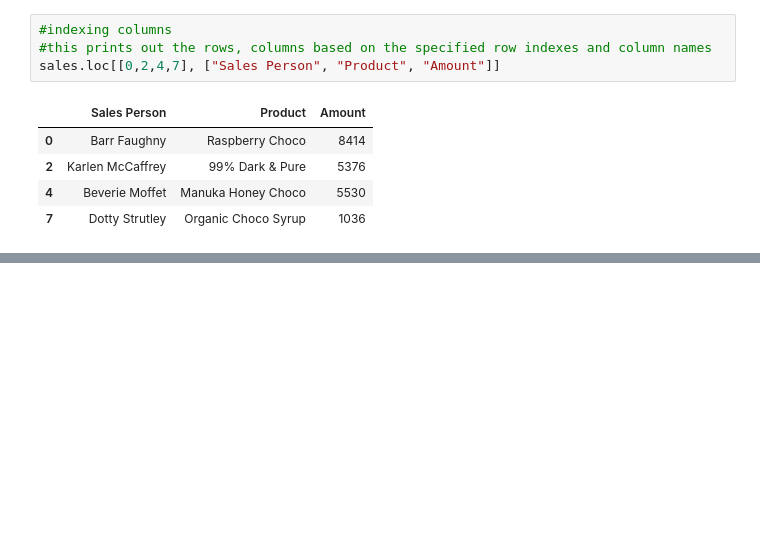
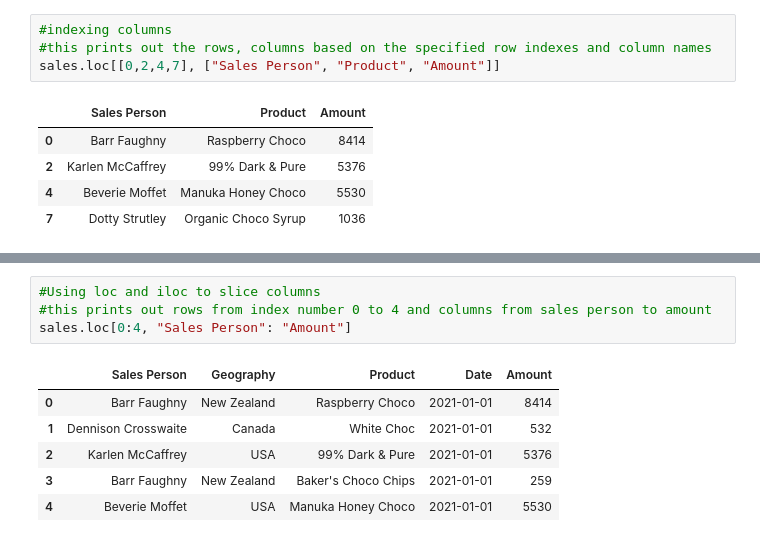
Before and after one commit to KudoroEsther/Files-Data_Analysis-, a Jupyter notebook: Task15/Task_15_Pandas_101.ipynb, the cells around one changed output, grey strips where cells are left out. Cells and saved outputs as stored; diff of their text form; blank space fills up the shorter version.

```diff
--- a/Task15/Task_15_Pandas_101.ipynb
+++ b/Task15/Task_15_Pandas_101.ipynb
@@ -62,0 +117,11 @@ sales.loc[[0,2,4,7], ["Sales Person", "Product", "Amount"]]
+# %%
+#Using loc and iloc to slice columns
+#this prints out rows from index number 0 to 4 and columns from sales person to amount
+sales.loc[0:4, "Sales Person": "Amount"]
+# %% [output]
+|  | Sales Person | Geography | Product | Date | Amount |
+| 0 | Barr Faughny | New Zealand | Raspberry Choco | 2021-01-01 | 8414 |
+| 1 | Dennison Crosswaite | Canada | White Choc | 2021-01-01 | 532 |
+| 2 | Karlen McCaffrey | USA | 99% Dark & Pure | 2021-01-01 | 5376 |
+| 3 | Barr Faughny | New Zealand | Baker's Choco Chips | 2021-01-01 | 259 |
+| 4 | Beverie Moffet | USA | Manuka Honey Choco | 2021-01-01 | 5530 |
```
Also changed, not shown: parts of 8 cells of this notebook.
